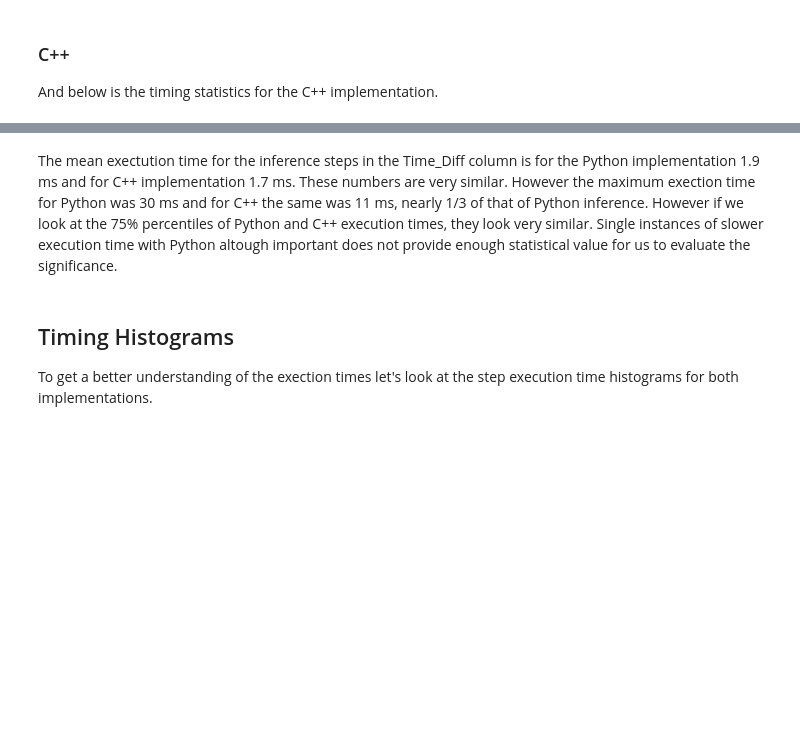
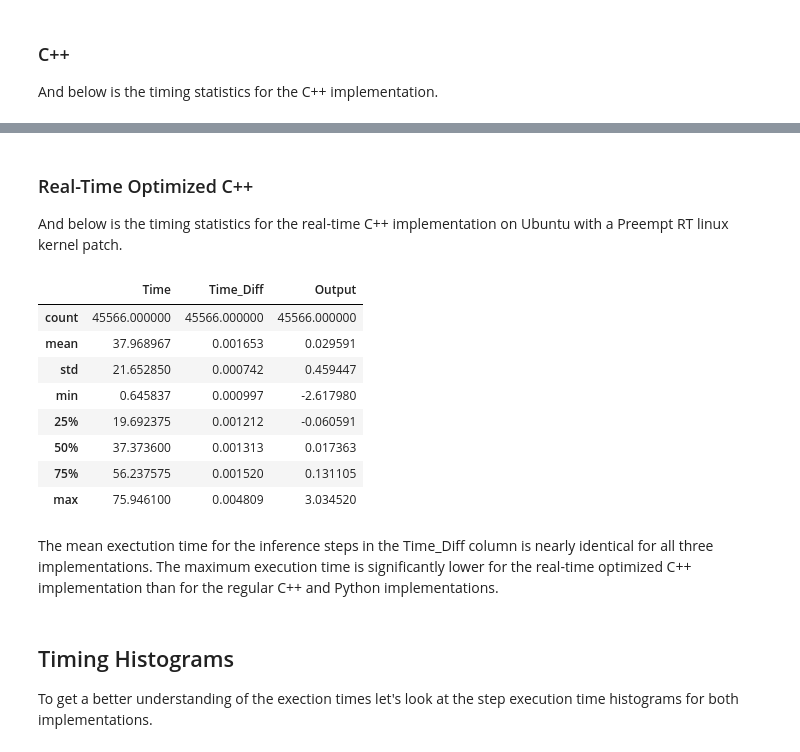
Before and after one commit to Oceasdeep/autopilot, a Jupyter notebook: autopilot.ipynb, the cells around one changed output, grey strips where cells are left out. Saved outputs shown, nothing was run; the diff lists cells and outputs as text; code cells hidden in the pictures; blank space fills up the shorter version.

```diff
--- a/autopilot.ipynb
+++ b/autopilot.ipynb
@@ -81,5 +96,21 @@ display(df_cc.describe())
-# %% [markdown]
-The mean exectution time for the inference steps in the Time_Diff column is for the Python implementation 1.9 ms and for C++ implementation 1.7 ms. These numbers are very similar. However the maximum exection time for Python was 30 ms and for C++ the same was 11 ms, nearly 1/3 of that of Python inference. However if we look at the 75% percentiles of Python and C++ execution times, they look very similar. Single instances of slower execution time with Python altough important does not provide enough statistical value for us to evaluate the significance.
+# %% [markdown]
+### Real-Time Optimized C++
+
+And below is the timing statistics for the real-time C++ implementation on Ubuntu with a Preempt RT linux kernel patch.
+# %%
+display(df_rt.describe())
+# %% [output]
+|  | Time | Time_Diff | Output |
+| count | 45566.000000 | 45566.000000 | 45566.000000 |
+| mean | 37.968967 | 0.001653 | 0.029591 |
+| std | 21.652850 | 0.000742 | 0.459447 |
+| min | 0.645837 | 0.000997 | -2.617980 |
+| 25% | 19.692375 | 0.001212 | -0.060591 |
+| 50% | 37.373600 | 0.001313 | 0.017363 |
+| 75% | 56.237575 | 0.001520 | 0.131105 |
+| max | 75.946100 | 0.004809 | 3.034520 |
+# %% [markdown]
+The mean exectution time for the inference steps in the Time_Diff column is nearly identical for all three implementations. The maximum execution time is significantly lower for the real-time optimized C++ implementation than for the regular C++ and Python implementations.
 # %% [markdown]
 ## Timing Histograms
 
```
Also changed, not shown: parts of 15 cells of this notebook, 1 other file.
